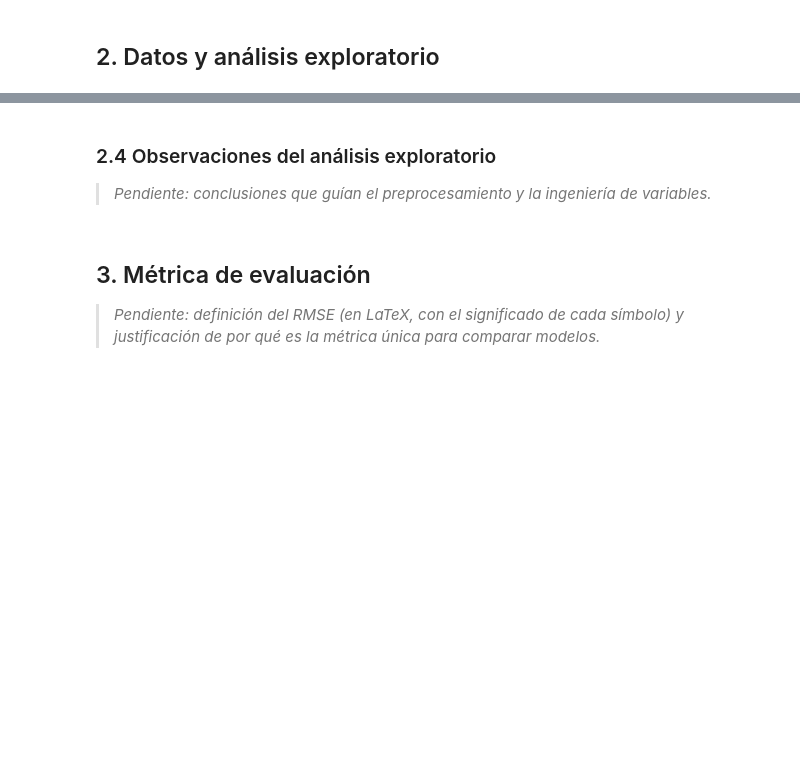
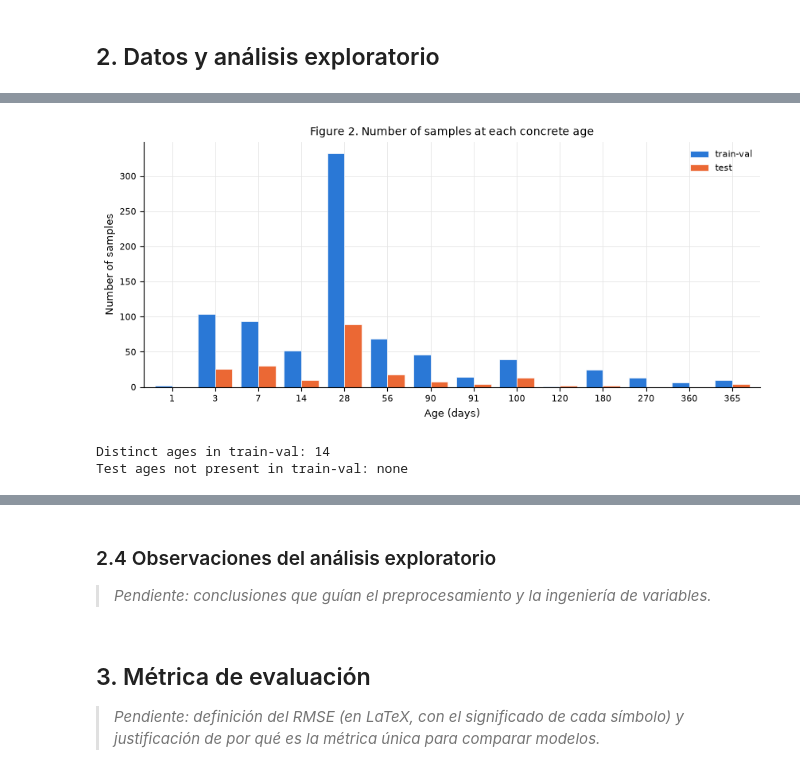
Before and after one commit to 25adiaz-apps/phd-civil-ualberta, a Jupyter notebook: machine-learning/assignment-4/question-1-concrete-strength.ipynb, the cells around one changed output, grey strips where cells are left out. Saved outputs shown, nothing was run; the diff lists cells and outputs as text; code cells hidden in the pictures; blank space fills up the shorter version.

```diff
--- a/machine-learning/assignment-4/question-1-concrete-strength.ipynb
+++ b/machine-learning/assignment-4/question-1-concrete-strength.ipynb
@@ -39,0 +318,21 @@
+# %%
+# The age only takes a few discrete values: count the samples at each age
+age_counts = (pd.DataFrame({"train-val": train_val_df["age"].value_counts(),
+                            "test": test_df["age"].value_counts()})
+              .fillna(0).astype(int).sort_index())
+
+ax = age_counts.plot.bar(figsize=(10, 4), color=[COLOR_TRAIN, COLOR_TEST],
+                         width=0.8, edgecolor="white", linewidth=0.5)
+ax.set_xlabel(LABELS["age"])
+ax.set_ylabel("Number of samples")
+ax.tick_params(axis="x", rotation=0)
+ax.set_title("Figure 2. Number of samples at each concrete age")
+plt.show()
+
+print(f"Distinct ages in train-val: {train_val_df['age'].nunique()}")
+print(f"Test ages not present in train-val: "
+      f"{sorted(set(test_df['age']) - set(train_val_df['age'])) or 'none'}")
+# %% [output]
+[figure, added]
+Distinct ages in train-val: 14
+Test ages not present in train-val: none
```
Also changed, not shown: parts of 39 cells of this notebook.
